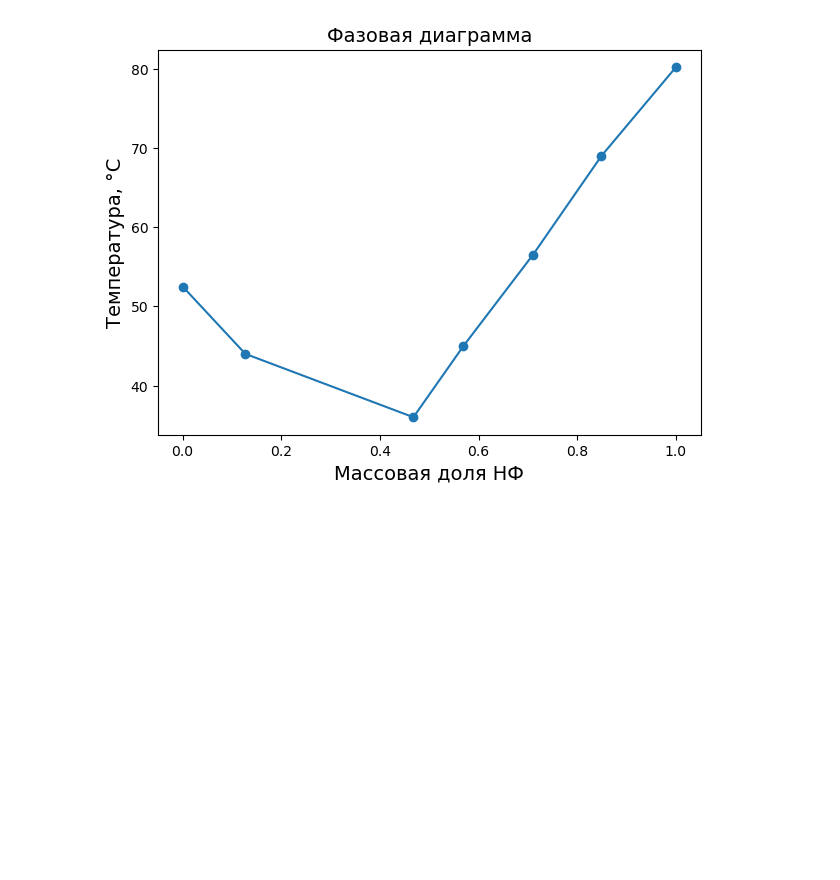
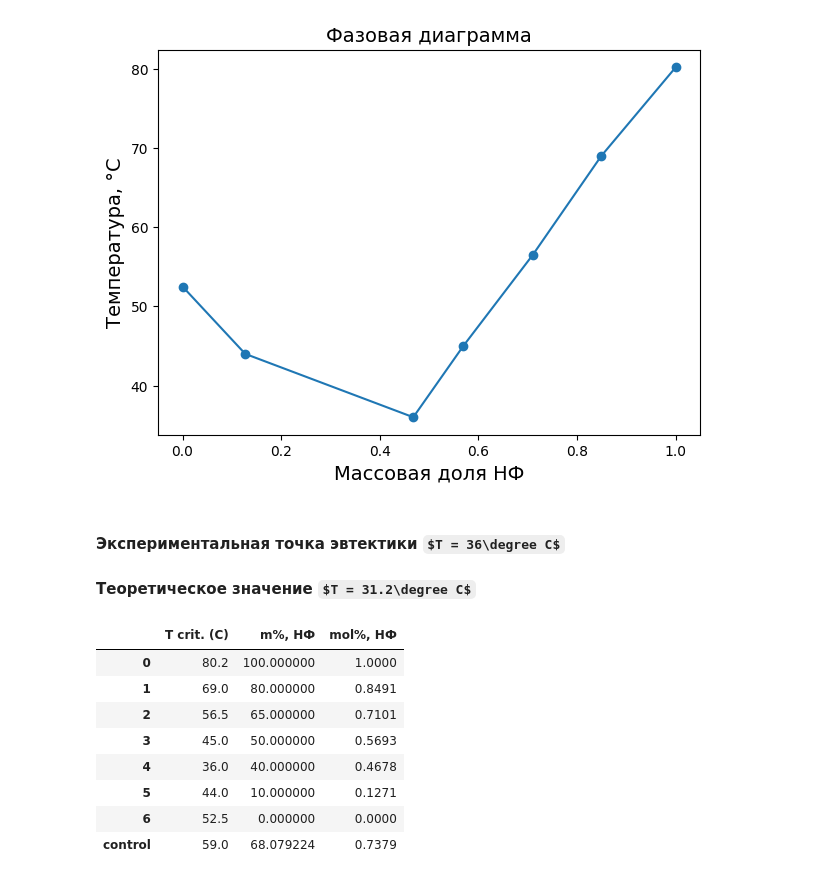
Before and after one commit to ifidontrelapse/MSUPractice, a Jupyter notebook: PhysChemPrac/нафталин/phase_diagram.ipynb, the cells around one changed output. Drawn from its saved outputs; the diff is of its cells as text; code cells hidden in the pictures; some formulas as TeX source; blank space fills up the shorter version.

```diff
--- a/PhysChemPrac/нафталин/phase_diagram.ipynb
+++ b/PhysChemPrac/нафталин/phase_diagram.ipynb
@@ -40,3 +52,27 @@ plt.xlabel("Массовая доля НФ", fontsize=14)
 plt.show()
 # %% [output]
 [figure]
+# %% [markdown]
+#### Экспериментальная точка эвтектики $T = 36\degree C$
+#### Теоретическое значение $T = 31.2\degree C$
+# %%
+# Правая ветвь
+x_eutectic_exp = df.loc[np.argmin(df["T crit. (C)"]), "mol%, НФ"]
+T_right = df.loc[(df["mol%, НФ"] >= x_eutectic_exp), "T crit. (C)"]
+x_right = df[df['mol%, НФ'] >= x_eutectic_exp]['mol%, НФ']
+
+phase_function = interp1d(T_right, x_right)
+x_control = phase_function(df.loc['control', 'T crit. (C)'])
+df.loc['control', 'mol%, НФ'] = x_control
+df.loc['control', 'm%, НФ'] = (x_control * 128.2) / (x_control * 128.2 + (1 - x_control)*169.23) * 100
+df
+# %% [output]
+|  | T crit. (C) | m%, НФ | mol%, НФ |
+| 0 | 80.2 | 100.000000 | 1.0000 |
+| 1 | 69.0 | 80.000000 | 0.8491 |
+| 2 | 56.5 | 65.000000 | 0.7101 |
+| 3 | 45.0 | 50.000000 | 0.5693 |
+| 4 | 36.0 | 40.000000 | 0.4678 |
+| 5 | 44.0 | 10.000000 | 0.1271 |
+| 6 | 52.5 | 0.000000 | 0.0000 |
+| control | 59.0 | 68.079224 | 0.7379 |
```
Also changed, not shown: parts of 7 cells of this notebook.
